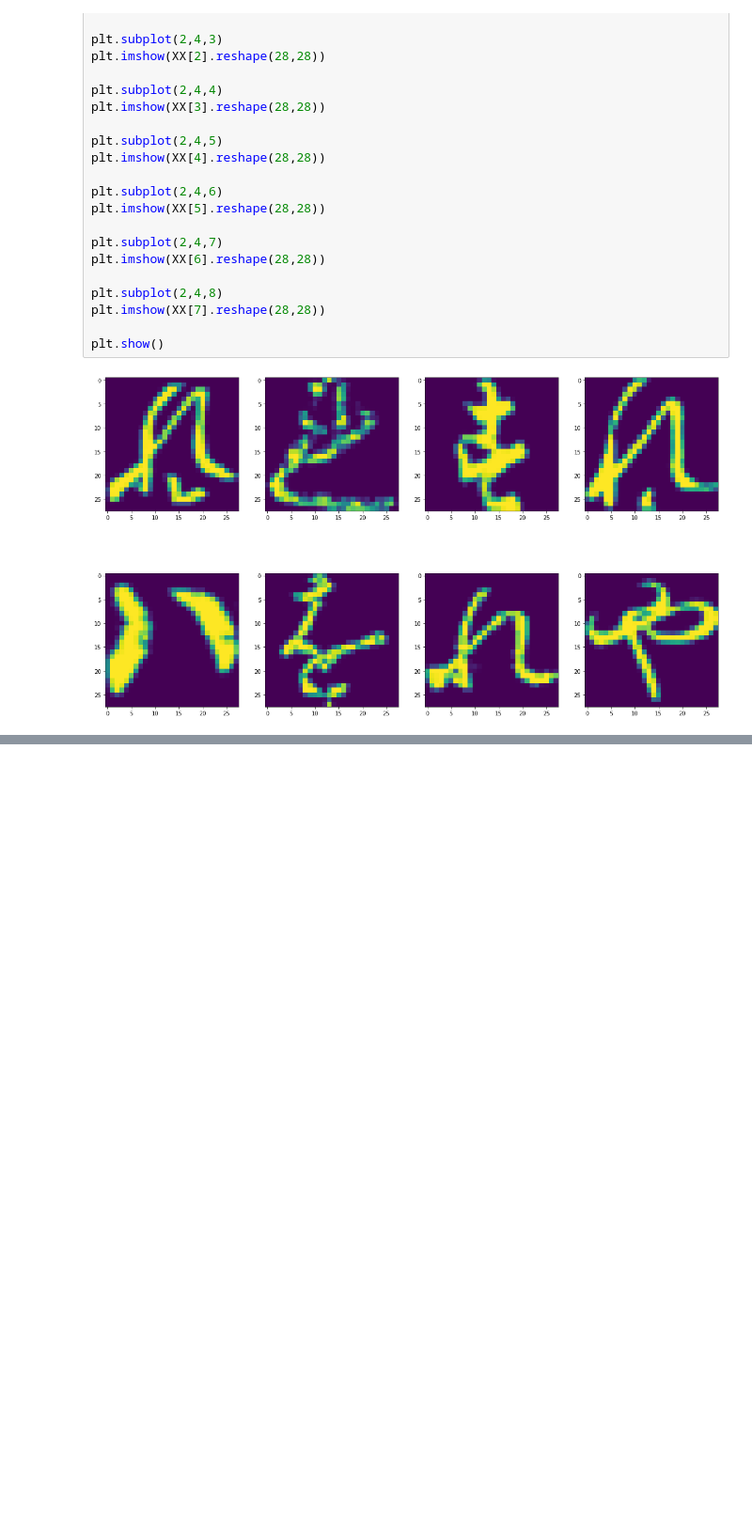
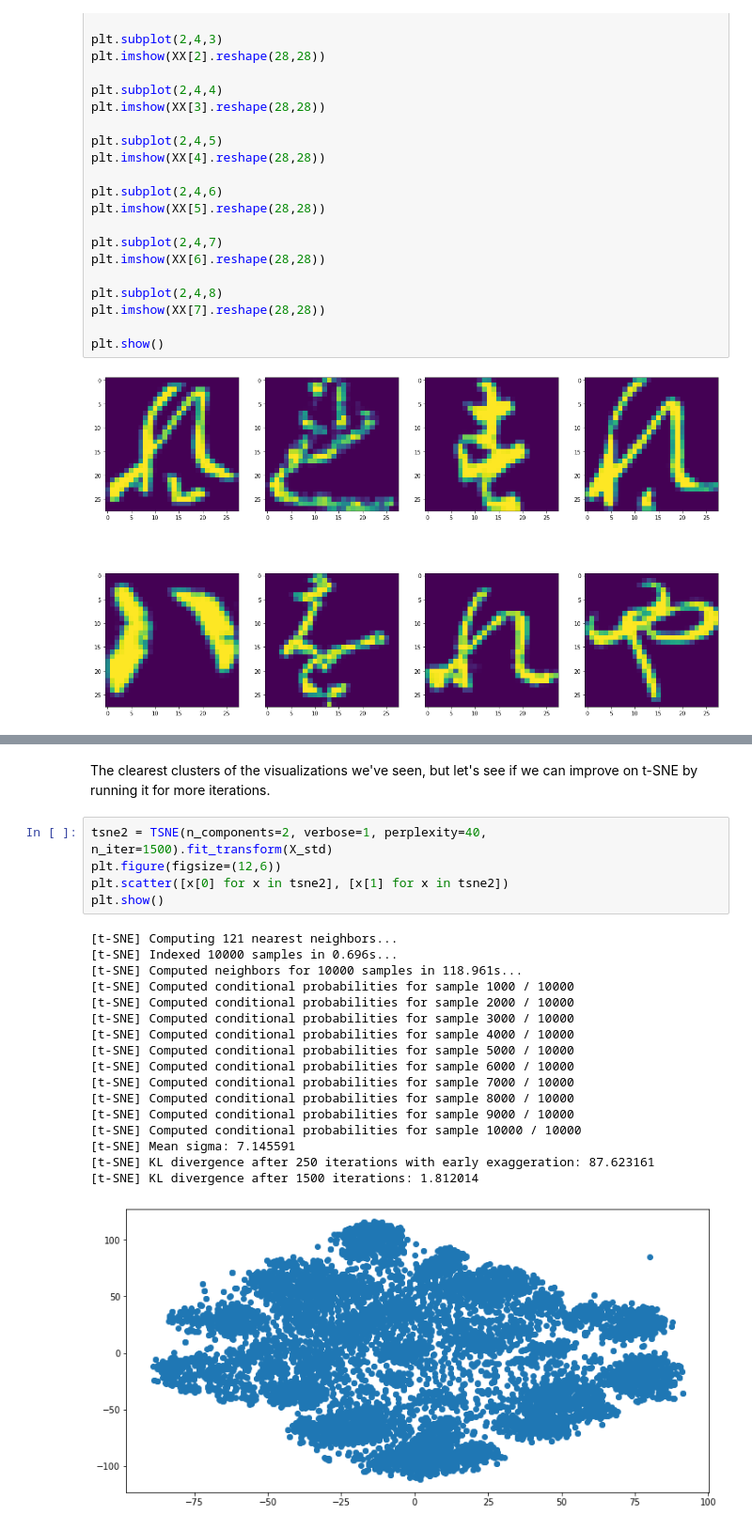
Before and after one commit to timcopelandoh/thinkful, a Jupyter notebook: Module 26 - Unsupervised Learning/26.10 - Unsupervised Learning Challenge.ipynb, the cells around one changed output, grey strips where cells are left out. Shown: that part at 94% size. Saved outputs shown, nothing was run; the diff lists cells and outputs as text; blank space fills up the shorter version.

```diff
--- a/Module 26 - Unsupervised Learning/26.10 - Unsupervised Learning Challenge.ipynb
+++ b/Module 26 - Unsupervised Learning/26.10 - Unsupervised Learning Challenge.ipynb
@@ -101,0 +142,25 @@ plt.show()
+# %% [markdown]
+The clearest clusters of the visualizations we've seen, but let's see if we can improve on t-SNE by running it for more iterations.
+# %%
+tsne2 = TSNE(n_components=2, verbose=1, perplexity=40, n_iter=1500).fit_transform(X_std)
+plt.figure(figsize=(12,6))
+plt.scatter([x[0] for x in tsne2], [x[1] for x in tsne2])
+plt.show()
+# %% [output]
+[t-SNE] Computing 121 nearest neighbors...
+[t-SNE] Indexed 10000 samples in 0.696s...
+[t-SNE] Computed neighbors for 10000 samples in 118.961s...
+[t-SNE] Computed conditional probabilities for sample 1000 / 10000
+[t-SNE] Computed conditional probabilities for sample 2000 / 10000
+[t-SNE] Computed conditional probabilities for sample 3000 / 10000
+[t-SNE] Computed conditional probabilities for sample 4000 / 10000
+[t-SNE] Computed conditional probabilities for sample 5000 / 10000
+[t-SNE] Computed conditional probabilities for sample 6000 / 10000
+[t-SNE] Computed conditional probabilities for sample 7000 / 10000
+[t-SNE] Computed conditional probabilities for sample 8000 / 10000
+[t-SNE] Computed conditional probabilities for sample 9000 / 10000
+[t-SNE] Computed conditional probabilities for sample 10000 / 10000
+[t-SNE] Mean sigma: 7.145591
+[t-SNE] KL divergence after 250 iterations with early exaggeration: 87.623161
+[t-SNE] KL divergence after 1500 iterations: 1.812014
+[figure, added]
```
Also changed, not shown: parts of 33 cells of this notebook, 1 other file.
